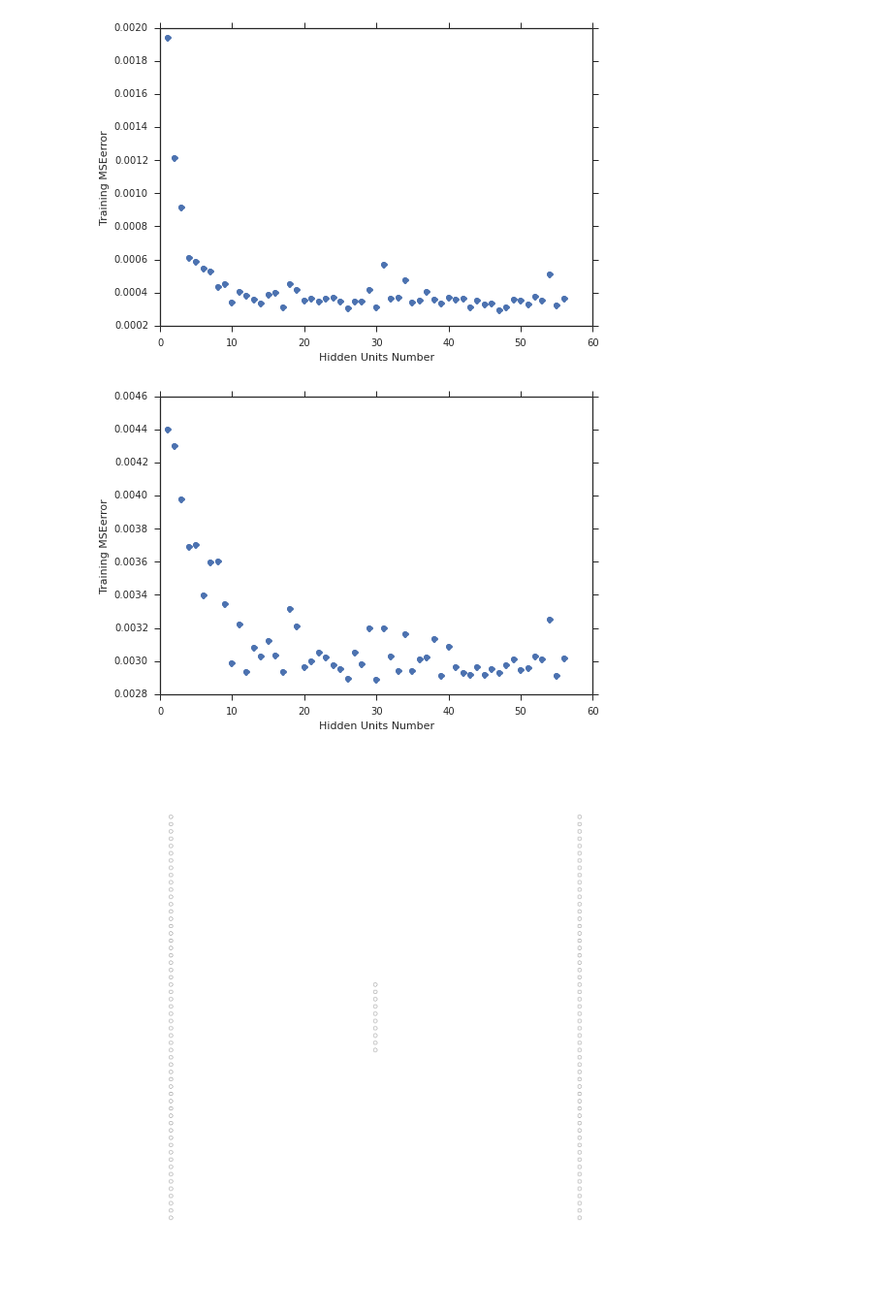
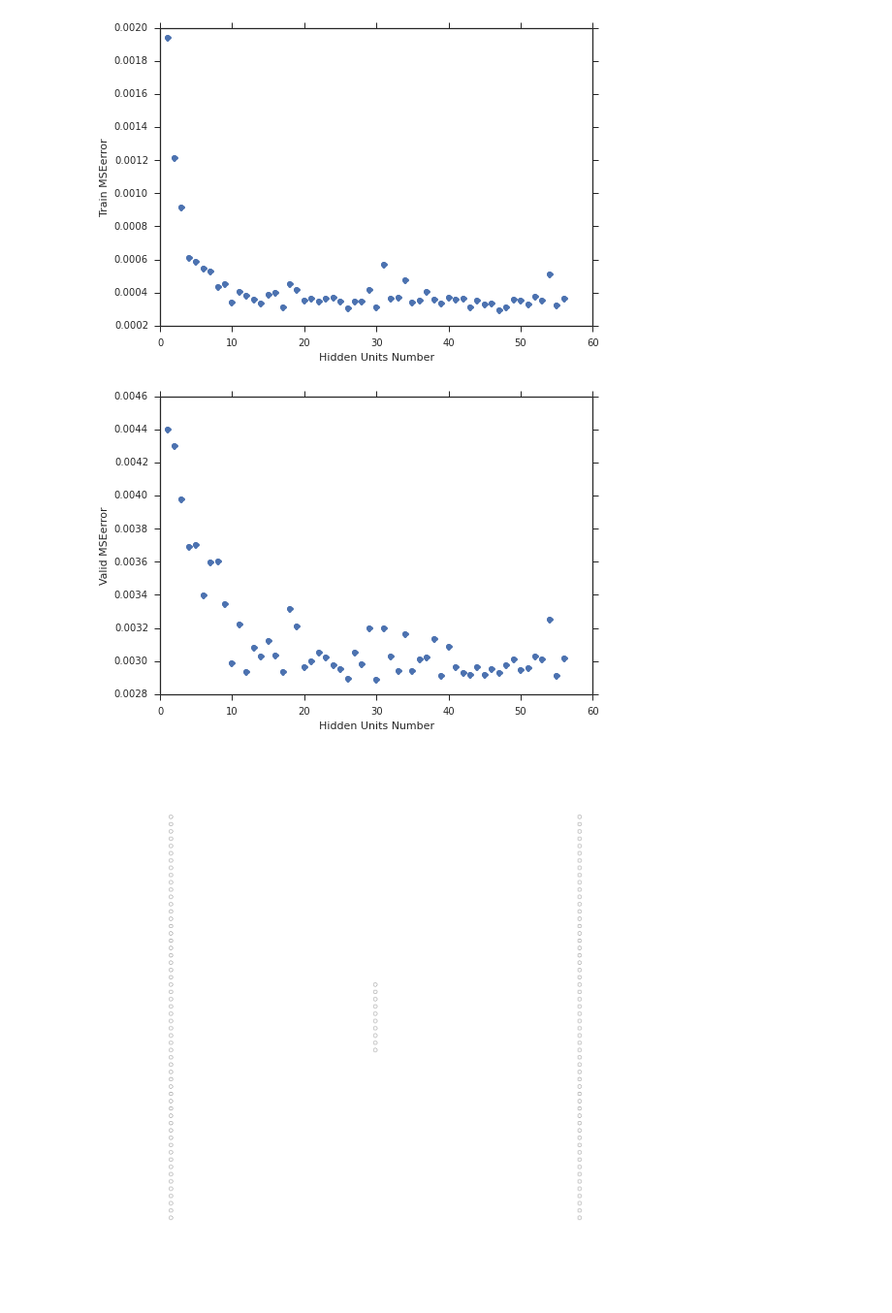
Before and after one commit to fengsy868/Dann-EEG, a Jupyter notebook: Ploting.ipynb, the cells around one changed output. Shown at 97% size. Cells and saved outputs as stored; diff of their text form; code cells hidden in the pictures.

```diff
--- a/Ploting.ipynb
+++ b/Ploting.ipynb
@@ -11,23 +11,23 @@ sns.set(style="ticks", color_codes=True)
 # %%
 filepath = 'exp_25_09_16.csv'
 exp_25_07_16_average = pd.read_csv(filepath)
 #plt.plot(exp_25_07_16_average.HiddenUnits,exp_25_07_16_average.TrainMSE,'bh')
 plt.plot(exp_25_07_16_average.HiddenUnits,exp_25_07_16_average.TrainMSE,'bo')
 plt.xlabel('Hidden Units Number')
-plt.ylabel('Training MSEerror')
+plt.ylabel('Train MSEerror')
 plt.show()
 # %% [output]
-[figure, old version]
+[figure, new version]
 # %%
 filepath = 'exp_25_09_16.csv'
 exp_25_07_16_average = pd.read_csv(filepath)
 #plt.plot(exp_25_07_16_average.HiddenUnits,exp_25_07_16_average.TrainMSE,'bh')
 plt.plot(exp_25_07_16_average.HiddenUnits,exp_25_07_16_average.ValidMSE,'bo')
 plt.xlabel('Hidden Units Number')
-plt.ylabel('Training MSEerror')
+plt.ylabel('Valid MSEerror')
 plt.show()
 # %% [output]
-[figure, old version]
+[figure, new version]
 # %%
 def draw_neural_net(ax, left, right, bottom, top, layer_sizes):
     '''
```
